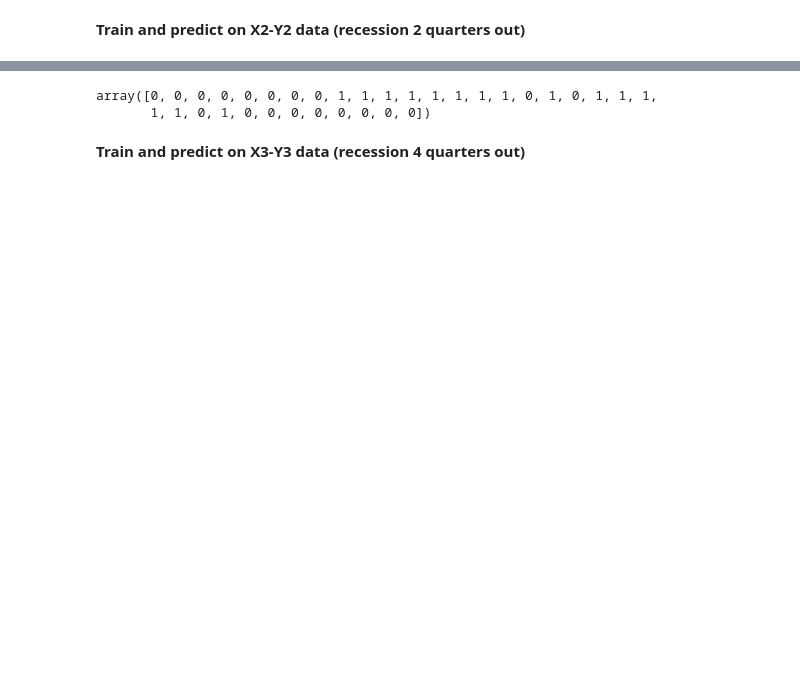
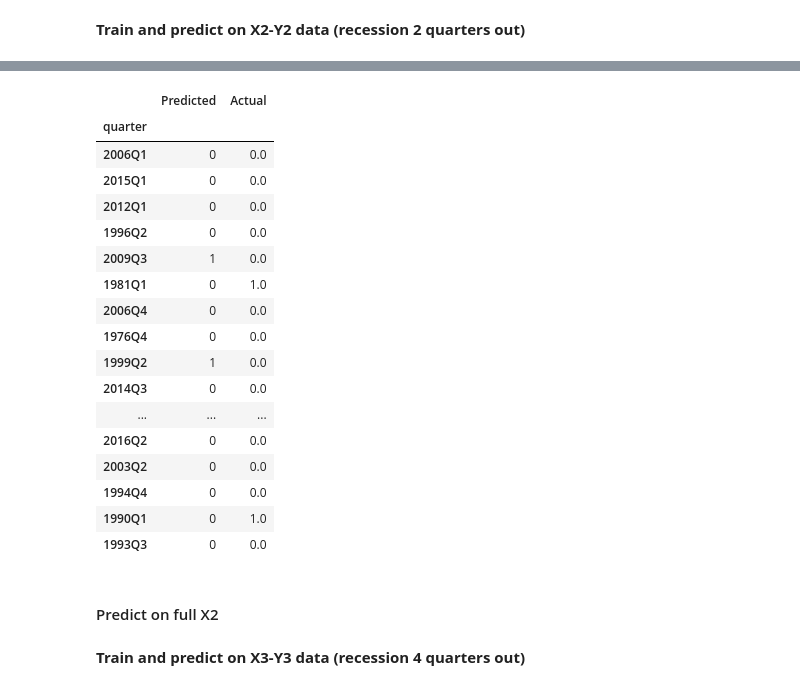
Before and after one commit to lorijta92/machine-learning-predicting-recessions, a Jupyter notebook: RNN_LSTM.ipynb, the cells around one changed output, grey strips where cells are left out. Cells and saved outputs as stored; diff of their text form; code cells hidden in the pictures; blank space fills up the shorter version.

```diff
--- a/RNN_LSTM.ipynb
+++ b/RNN_LSTM.ipynb
@@ -242,5 +279,5 @@ X1_test
 **Train and predict on X2-Y2 data (recession 2 quarters out)**
 # %%
 # Fit the model to the training data
-model.fit(reshaped_X2_train_scaled, y2_train, epochs=100, shuffle=False, verbose=2)
+model.fit(reshaped_X2_train_scaled, y2_train, validation_split=0.33, epochs=100, shuffle=True, verbose=2)
 # %% [output]
@@ -270,7 +307,26 @@ model_loss2, model_accuracy2 = model.evaluate(reshaped_X2_test_scaled, y2_test,
 # %%
 # Make predictions using test data
 predictions2 = model.predict_classes(reshaped_X2_test_scaled)
-predictions2
-# %% [output]
-array([0, 0, 0, 0, 0, 0, 0, 0, 1, 1, 1, 1, 1, 1, 1, 1, 0, 1, 0, 1, 1, 1,
-       1, 1, 0, 1, 0, 0, 0, 0, 0, 0, 0, 0])
+# %%
+# Compare results
+two_qtrs_out = pd.DataFrame({"Predicted":predictions2, "Actual":y2_test})
+two_qtrs_out
+# %% [output]
+|  | Predicted | Actual |
+| quarter |  |  |
+| 2006Q1 | 0 | 0.0 |
+| 2015Q1 | 0 | 0.0 |
+| 2012Q1 | 0 | 0.0 |
+| 1996Q2 | 0 | 0.0 |
+| 2009Q3 | 1 | 0.0 |
+| 1981Q1 | 0 | 1.0 |
+| 2006Q4 | 0 | 0.0 |
+| 1976Q4 | 0 | 0.0 |
+| 1999Q2 | 1 | 0.0 |
+| 2014Q3 | 0 | 0.0 |
+| ... | ... | ... |
+| 2016Q2 | 0 | 0.0 |
+| 2003Q2 | 0 | 0.0 |
+| 1994Q4 | 0 | 0.0 |
+| 1990Q1 | 0 | 1.0 |
+| 1993Q3 | 0 | 0.0 |
@@ -276,0 +337,2 @@ array([0, 0, 0, 0, 0, 0, 0, 0, 1, 1, 1, 1, 1, 1, 1, 1, 0, 1, 0, 1, 1, 1,
+# %% [markdown]
+#### Predict on full X2
```
Also changed, not shown: parts of 33 cells of this notebook, 15 other files.
